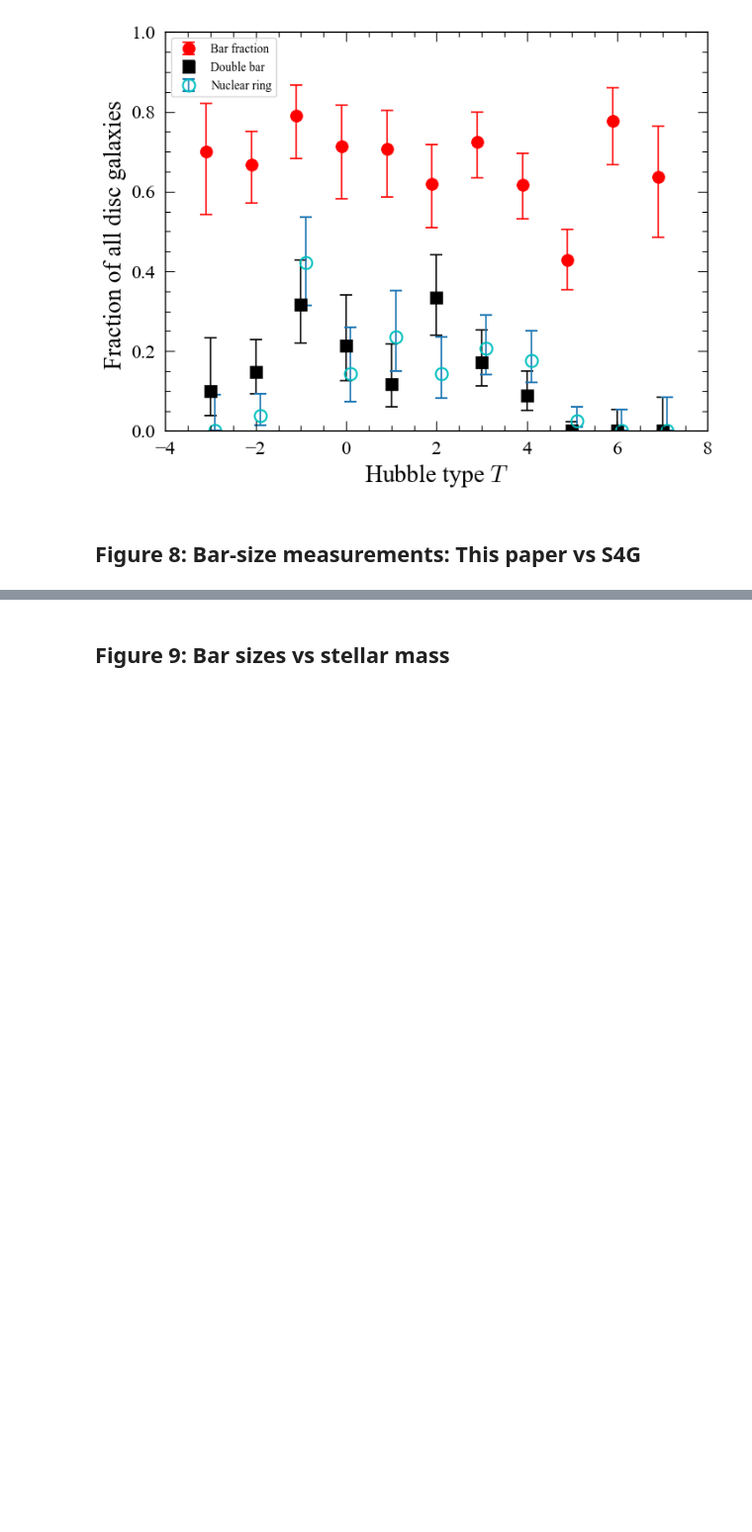
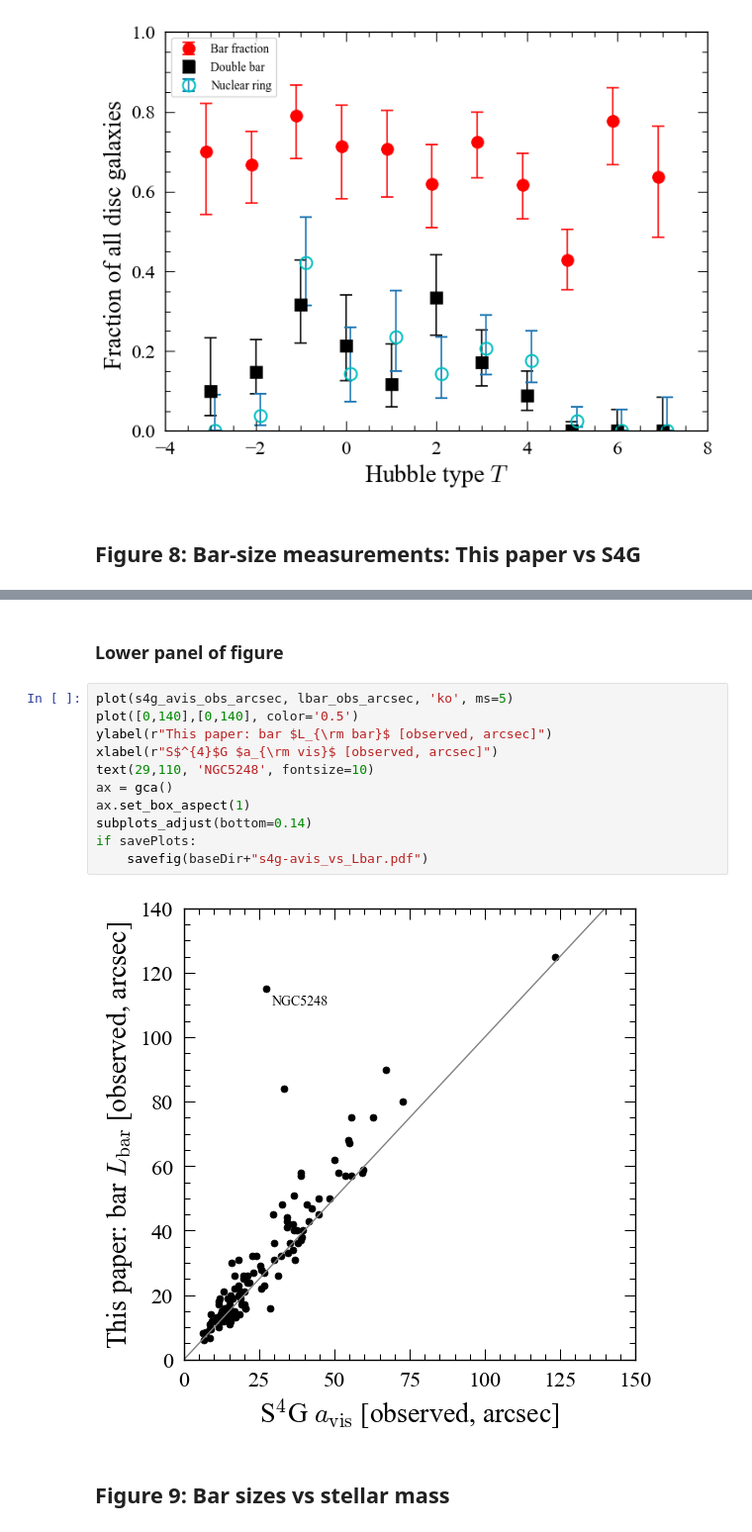
Before and after one commit to perwin/db-nr_paper, a Jupyter notebook: figures_for_paper.ipynb, the cells around one changed output, grey strips where cells are left out. Shown at 99% size. Drawn from its saved outputs; the diff is of its cells as text; blank space fills up the shorter version.

```diff
--- a/figures_for_paper.ipynb
+++ b/figures_for_paper.ipynb
@@ -483,3 +528,18 @@ if savePlots:
+# %% [markdown]
+### Lower panel of figure
+# %%
+plot(s4g_avis_obs_arcsec, lbar_obs_arcsec, 'ko', ms=5)
+plot([0,140],[0,140], color='0.5')
+ylabel(r"This paper: bar $L_{\rm bar}$ [observed, arcsec]")
+xlabel(r"S$^{4}$G $a_{\rm vis}$ [observed, arcsec]")
+text(29,110, 'NGC5248', fontsize=10)
+ax = gca()
+ax.set_box_aspect(1)
+subplots_adjust(bottom=0.14)
+if savePlots:
+    savefig(baseDir+"s4g-avis_vs_Lbar.pdf")
+# %% [output]
+[figure, added]
 # %% [markdown]
 ## Figure 9: Bar sizes vs stellar mass
 # %%
```
Also changed, not shown: parts of 3 cells of this notebook.
